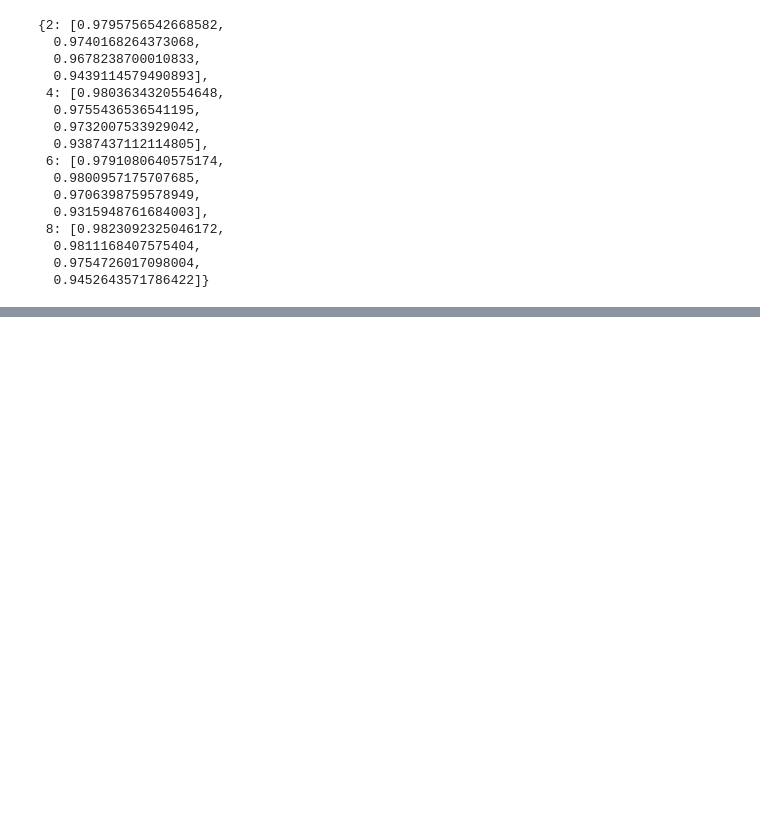
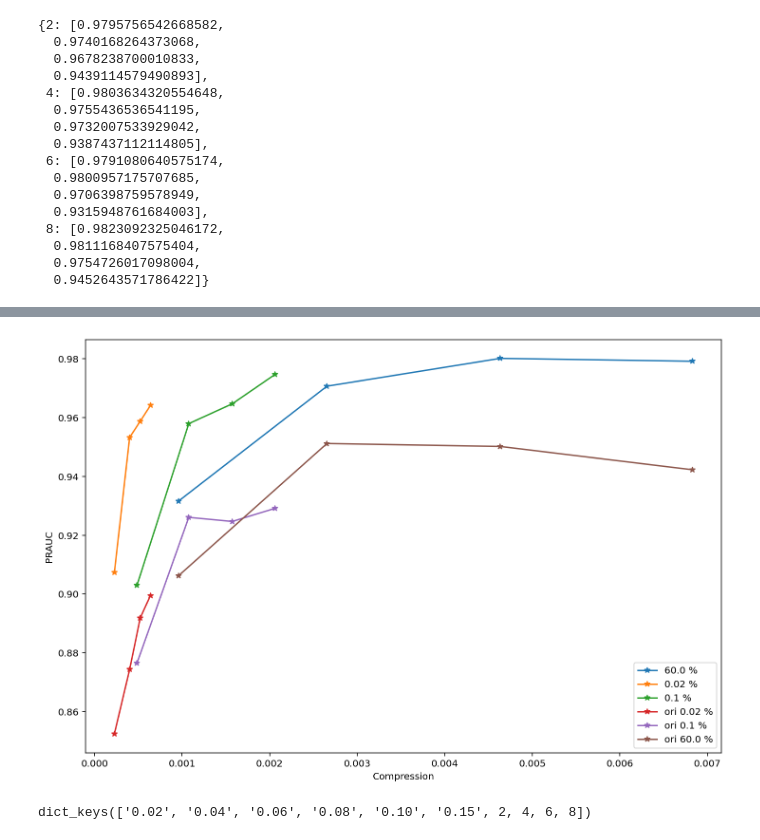
Before and after one commit to jrybicki-jsc/smms, a Jupyter notebook: graphla/newcluster_results.ipynb, the cells around one changed output, grey strips where cells are left out. Cells and saved outputs as stored; diff of their text form; code cells hidden in the pictures; blank space fills up the shorter version.

```diff
--- a/graphla/newcluster_results.ipynb
+++ b/graphla/newcluster_results.ipynb
@@ -480,0 +457,36 @@ for a in test_apk:
+# %%
+def fix_keys(di):
+    cvt = lambda x: x*10 if x>1 else x
+    return {cvt(float(k)): v for k,v in di.items()}
+# %%
+#PRAUC on y axis and compression on the x axis
+plt.figure(figsize=(12,8))
+
+#for k, ss in sizes_old.items():
+#    plt.plot(list(map(lambda x: x/f_size, ss)), aucs_old[k],'-*', label=f"{k*10} %")
+
+dic_s = fix_keys(dict(sizes_old, **sizes_new))
+dic_a = fix_keys(dict(aucs_old, **aucs_new))
+
+sizes_ori = fix_keys(sizes_ori)
+aucs_ori = fix_keys(aucs_ori)
+
+
+only_those = [0.02, 0.10, 60.0]
+
+for k,ss in filter(lambda x: x[0] in only_those, dic_s.items()):
+        plt.plot(list(map(lambda x: x/f_size, ss)), dic_a[k],'-*', label=f"{k} %")
+
+for k,ss in filter(lambda x: x[0] in only_those, sizes_ori.items()):
+        plt.plot(list(map(lambda x: x/f_size, ss)), aucs_ori[k],'-*', label=f"ori {k} %")
+
+
+plt.legend()
+plt.xlabel('Compression')
+plt.ylabel('PRAUC');
+# %% [output]
+[figure, added]
+# %%
+aucs_ori.keys()
+# %% [output]
+dict_keys(['0.02', '0.04', '0.06', '0.08', '0.10', '0.15', 2, 4, 6, 8])
```
Also changed, not shown: parts of 33 cells of this notebook.
